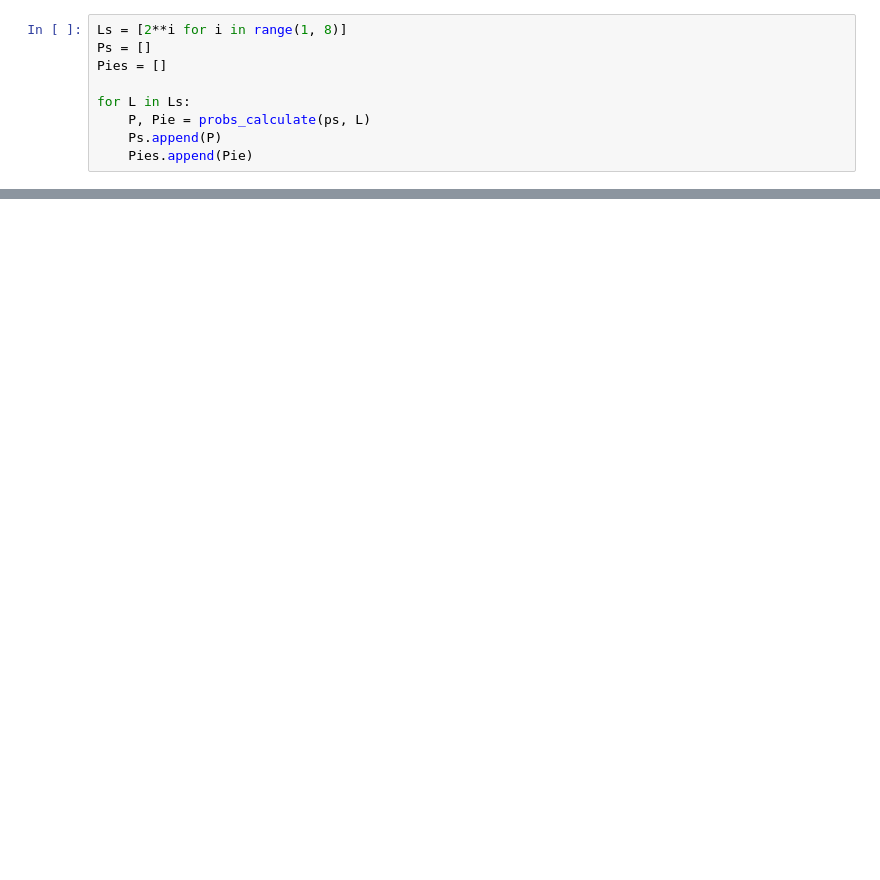
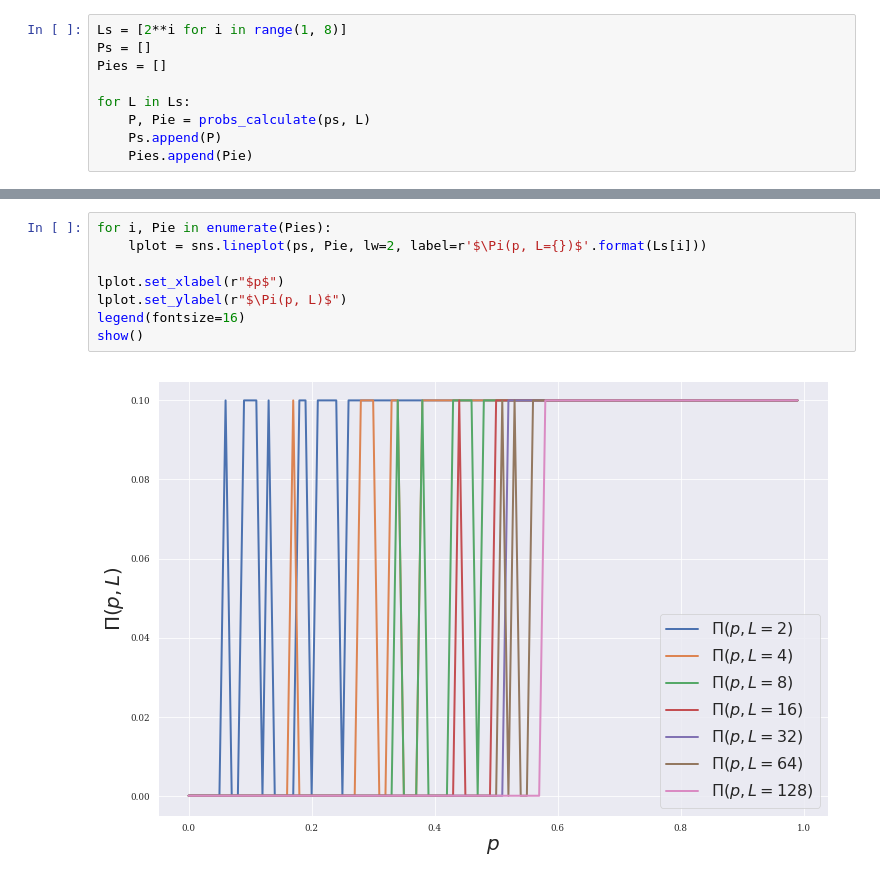
Before and after one commit to auduntre/FYS4460, a Jupyter notebook: Project3/project_3.ipynb, the cells around one changed output, grey strips where cells are left out. Saved outputs shown, nothing was run; the diff lists cells and outputs as text; blank space fills up the shorter version.

```diff
--- a/Project3/project_3.ipynb
+++ b/Project3/project_3.ipynb
@@ -130,0 +131,10 @@ show()
+# %%
+for i, Pie in enumerate(Pies):
+    lplot = sns.lineplot(ps, Pie, lw=2, label=r'$\Pi(p, L={})$'.format(Ls[i]))
+
+lplot.set_xlabel(r"$p$")
+lplot.set_ylabel(r"$\Pi(p, L)$")
+legend(fontsize=16)
+show()
+# %% [output]
+[figure, added]
```
Also changed, not shown: parts of 7 cells of this notebook.
